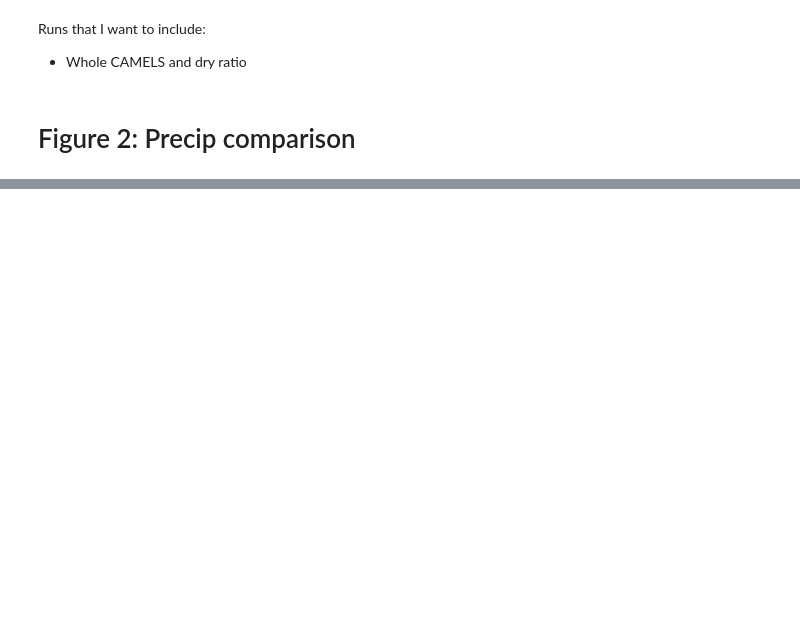
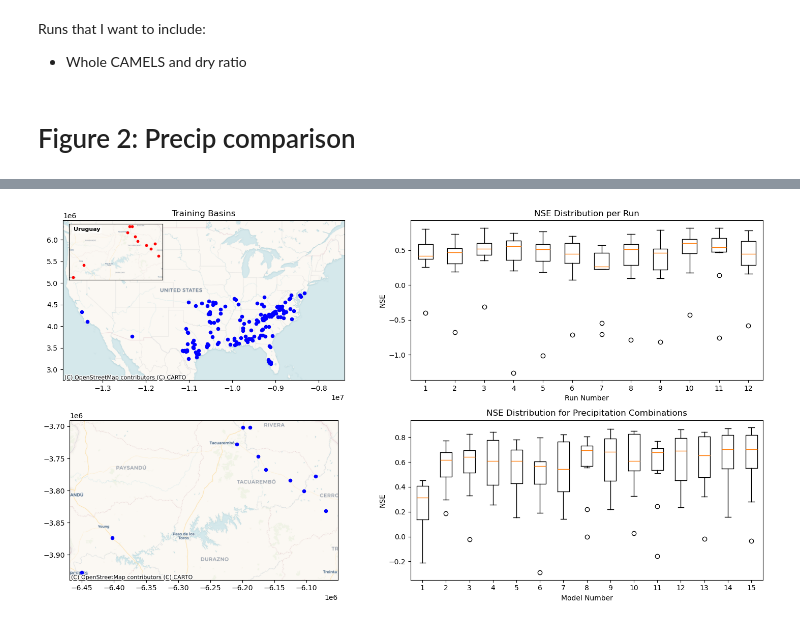
Before and after one commit to DSHydro/NeuralHydrologyAzure, a Jupyter notebook: final_runs/figures.ipynb, the cells around one changed output, grey strips where cells are left out. Drawn from its saved outputs; the diff is of its cells as text; code cells hidden in the pictures; blank space fills up the shorter version.

```diff
--- a/final_runs/figures.ipynb
+++ b/final_runs/figures.ipynb
@@ -16,6 +19,7 @@ from shapely.geometry import box
 # %%
 # ------- Paths -------
 data_caravan=Path("/inputs/data_updated_2/time_series")
+attributes_caravan = Path("/inputs/data_updated_2/attributes/attributes_other.csv")
 data_camels=Path("/inputs/basin_dataset_public_v1p2/basin_mean_forcing/daymet") #camels
 data_caravan_2=Path("../extending_caravan/data/time_series")
 # %%
@@ -653,0 +937,19 @@ plt.show()
+# %%
+# ---------------- Uruguay Basins data --------------------
+
+attributes_caravan_csv = pd.read_csv(attributes_caravan)
+attributes_uru = attributes_caravan_csv[attributes_caravan_csv["gauge_id"].str.startswith("CAMELS_UY_")]
+
+# basins to remove
+remove_ids = ["CAMELS_UY_1", "CAMELS_UY_4", "CAMELS_UY_12", "CAMELS_UY_13", "CAMELS_UY_14"]
+
+attributes_uru = attributes_uru[~attributes_uru["gauge_id"].isin(remove_ids)]
+
+gdf_uru = gpd.GeoDataFrame(
+    attributes_uru,
+    geometry=gpd.points_from_xy(attributes_uru["gauge_lon"], attributes_uru["gauge_lat"]),
+    crs="EPSG:4326"
+)
+
+# Convert to Web Mercator
+gdf_uru = gdf_uru.to_crs(epsg=3857)
@@ -653,0 +1039,75 @@ plt.show()
+# %%
+# ------------------------- PLOTTING -------------------------
+fig, ax = plt.subplots(2, 2, figsize=(15, 8))
+
+# ------------------- ax[0,0]: Map of training basins with inset for Uruguay -------------------
+gdf_us.plot(
+    ax=ax[0, 0],
+    color="blue",
+    markersize=20,
+    label="US Basins"
+)
+
+ax[0, 0].set_title("Training Basins")
+ax[0, 0].set_xlim(xmin, xmax)
+ax[0, 0].set_ylim(ymin, ymax)
+
+cx.add_basemap(ax[0, 0], source=cx.providers.CartoDB.Voyager)
+
+# Create inset axes inside ax[1,0]
+# width/height are % of parent axes, loc sets the corner position
+ax_inset = inset_axes(
+    ax[0, 0],
+    width="35%",    # inset width relative to parent
+    height="35%",   # inset height relative to parent
+    loc="upper left"  # corner: "upper right", "lower left", etc.
+)
+
+# Plot Uruguay inside the inset
+gdf_uru.plot(
+    ax=ax_inset,
+    color="red",
+    markersize=10,
+    label="Uruguay Basins"
+)
+cx.add_basemap(ax_inset, source=cx.providers.CartoDB.Voyager, attribution=False)
+ax_inset.text(
+    0.05, 0.95,          # x, y in axes coordinates (0-1)
+    "Uruguay",
+    transform=ax_inset.transAxes,
+    fontsize=8,
+    fontweight="bold",
+    va="top", ha="left", # anchor to top-left
+    bbox=dict(facecolor="white", alpha=0.6, edgecolor="none", pad=2)  # subtle background box
+)
+ax_inset.set_xticks([])
+ax_inset.set_yticks([])
+
+# ---------------------------- ax[0,1]: Boxplot of NSE for pretrained in UY and finetuned ----------------------------
+nse_values = [list(nse_per_run[run].values()) for run in runs]
+run_numbers = list(range(1, len(runs) + 1))
+
+ax[0,1].boxplot(nse_values, labels=run_numbers)
+ax[0,1].set_ylabel("NSE")
+ax[0,1].set_xlabel("Run Number")
+ax[0,1].set_title("NSE Distribution per Run")
+
+# ---------------------------- ax[1,0]: Separate map of Uruguay basins ----------------------------
+gdf_uru.plot(
+    ax=ax[1,0],
+    color="blue",
+    markersize=20,
+    label="Uruguay Basins"
+)
+cx.add_basemap(ax[1, 0], source=cx.providers.CartoDB.Voyager)
+
+# ---------------------------- ax[1,1]: Boxplot of NSE for all precipitation combinations ----------------------------
+ax[1,1].boxplot(all_NSE, labels=model_numbers)
+ax[1,1].set_ylabel("NSE")
+ax[1,1].set_xlabel("Model Number")
+ax[1,1].set_title("NSE Distribution for Precipitation Combinations")
+
+plt.tight_layout()
+plt.show()
+# %% [output]
+[figure, added]
```
Also changed, not shown: parts of 35 cells of this notebook.
